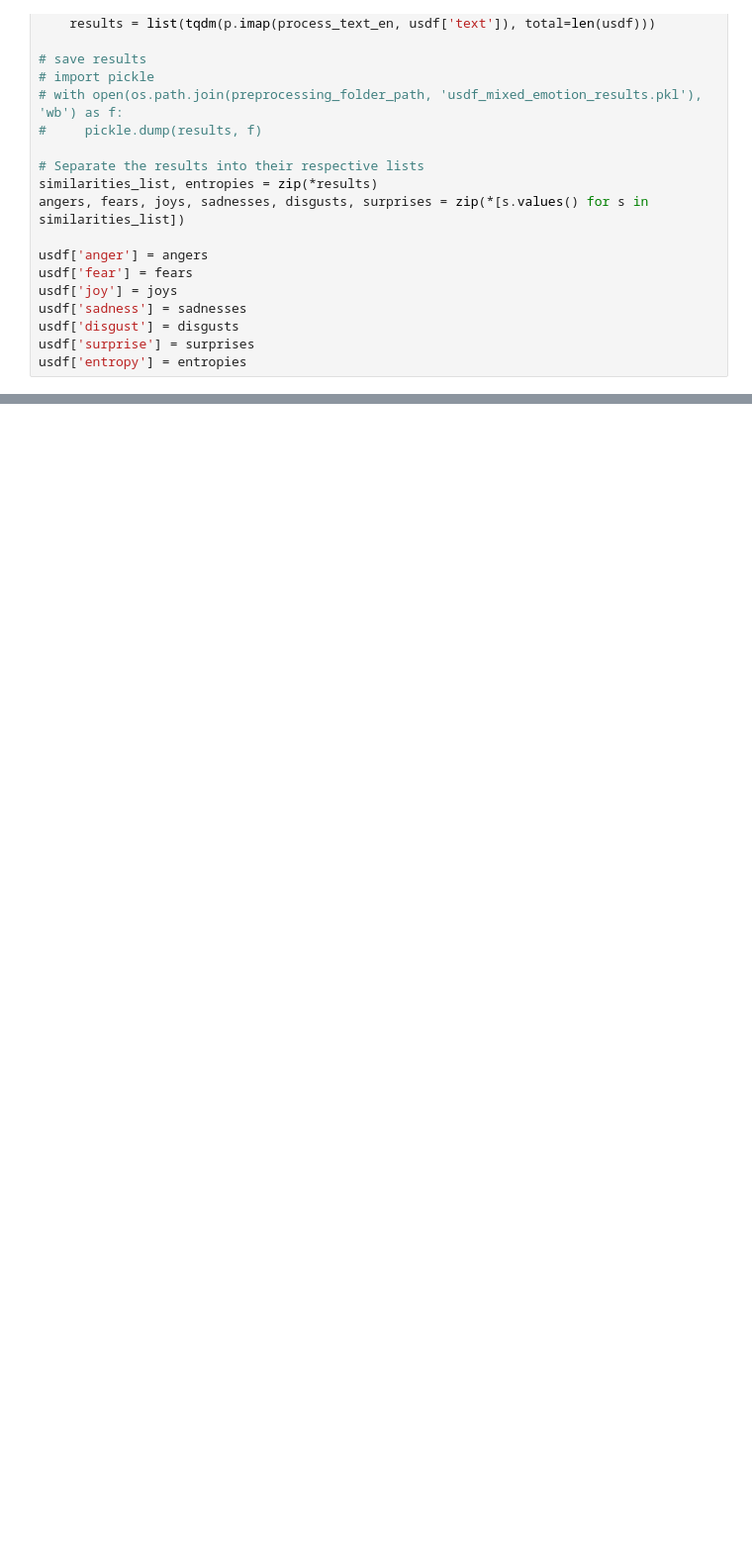
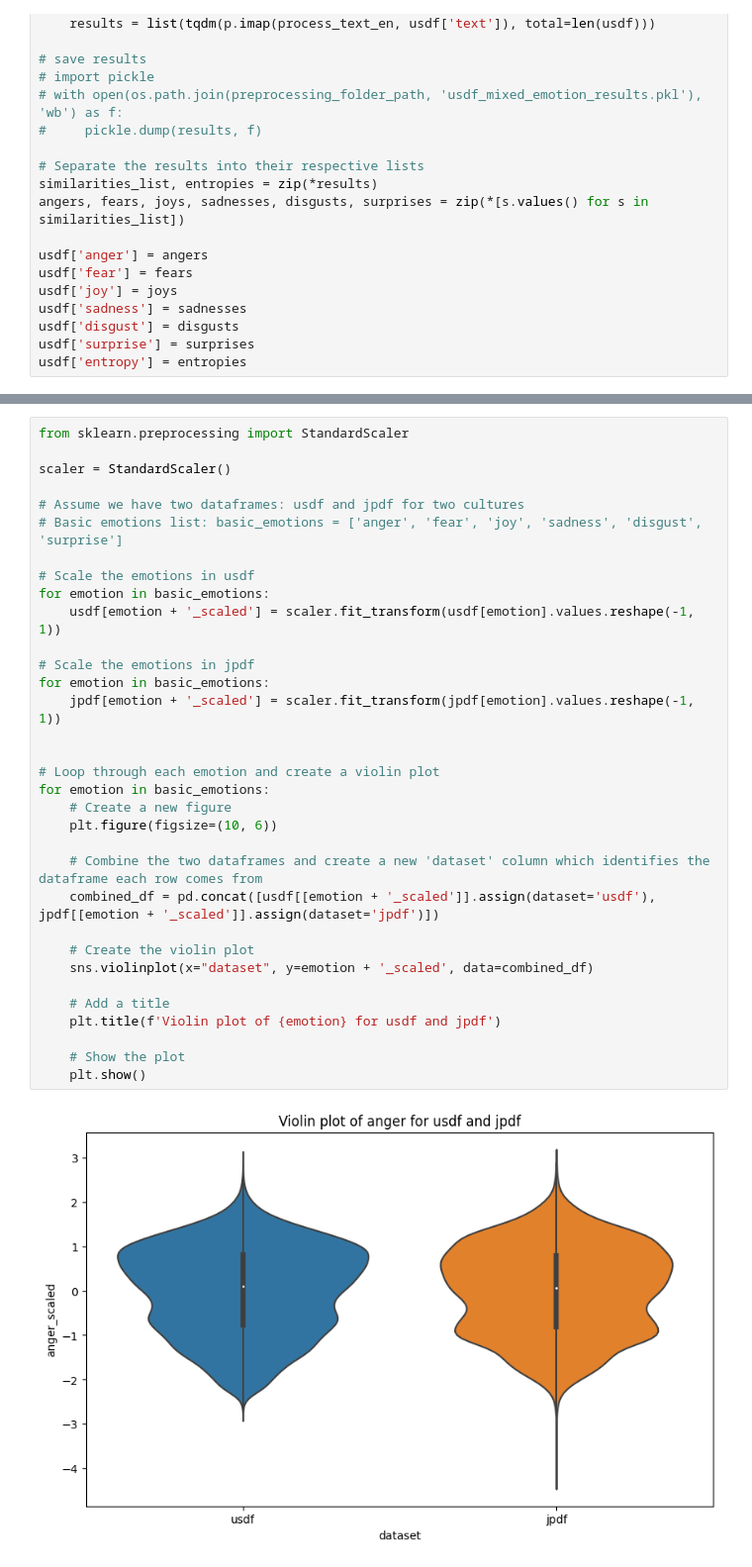
Before and after one commit to amberxuqianchen/twitter_entropy, a Jupyter notebook: code/test_function.ipynb, the cells around one changed output, grey strips where cells are left out. Shown at 99% size. Saved outputs shown, nothing was run; the diff lists cells and outputs as text; blank space fills up the shorter version.

```diff
--- a/code/test_function.ipynb
+++ b/code/test_function.ipynb
@@ -537,0 +570,35 @@ jpdf.to_csv(os.path.join(preprocessed_folder_path,"jp_entropy.csv") , index=Fals
+# %%
+from sklearn.preprocessing import StandardScaler
+
+scaler = StandardScaler()
+
+# Assume we have two dataframes: usdf and jpdf for two cultures
+# Basic emotions list: basic_emotions = ['anger', 'fear', 'joy', 'sadness', 'disgust', 'surprise']
+
+# Scale the emotions in usdf
+for emotion in basic_emotions:
+    usdf[emotion + '_scaled'] = scaler.fit_transform(usdf[emotion].values.reshape(-1, 1))
+
+# Scale the emotions in jpdf
+for emotion in basic_emotions:
+    jpdf[emotion + '_scaled'] = scaler.fit_transform(jpdf[emotion].values.reshape(-1, 1))
+
+
+# Loop through each emotion and create a violin plot
+for emotion in basic_emotions:
+    # Create a new figure
+    plt.figure(figsize=(10, 6))
+
+    # Combine the two dataframes and create a new 'dataset' column which identifies the dataframe each row comes from
+    combined_df = pd.concat([usdf[[emotion + '_scaled']].assign(dataset='usdf'), jpdf[[emotion + '_scaled']].assign(dataset='jpdf')])
+
+    # Create the violin plot
+    sns.violinplot(x="dataset", y=emotion + '_scaled', data=combined_df)
+
+    # Add a title
+    plt.title(f'Violin plot of {emotion} for usdf and jpdf')
+
+    # Show the plot
+    plt.show()
+# %% [output]
+[figure, added]
```
Also changed, not shown: parts of 12 cells of this notebook, 1 other file.
